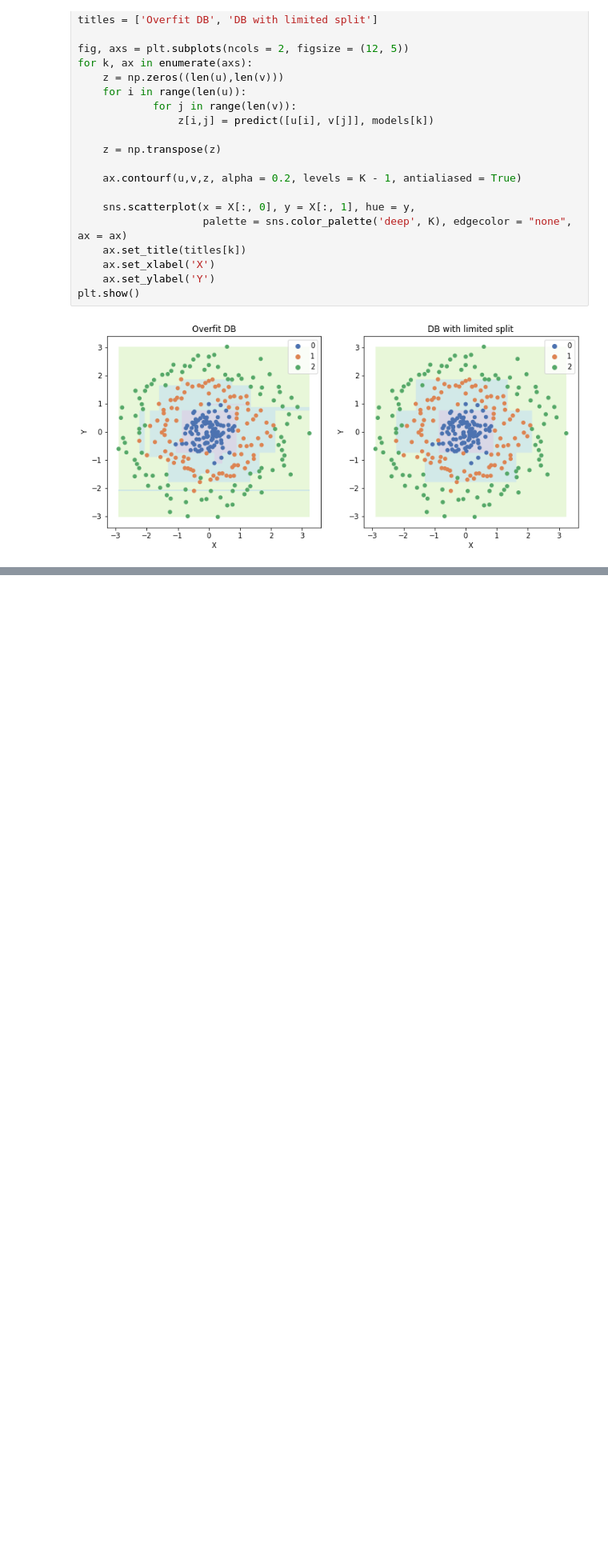
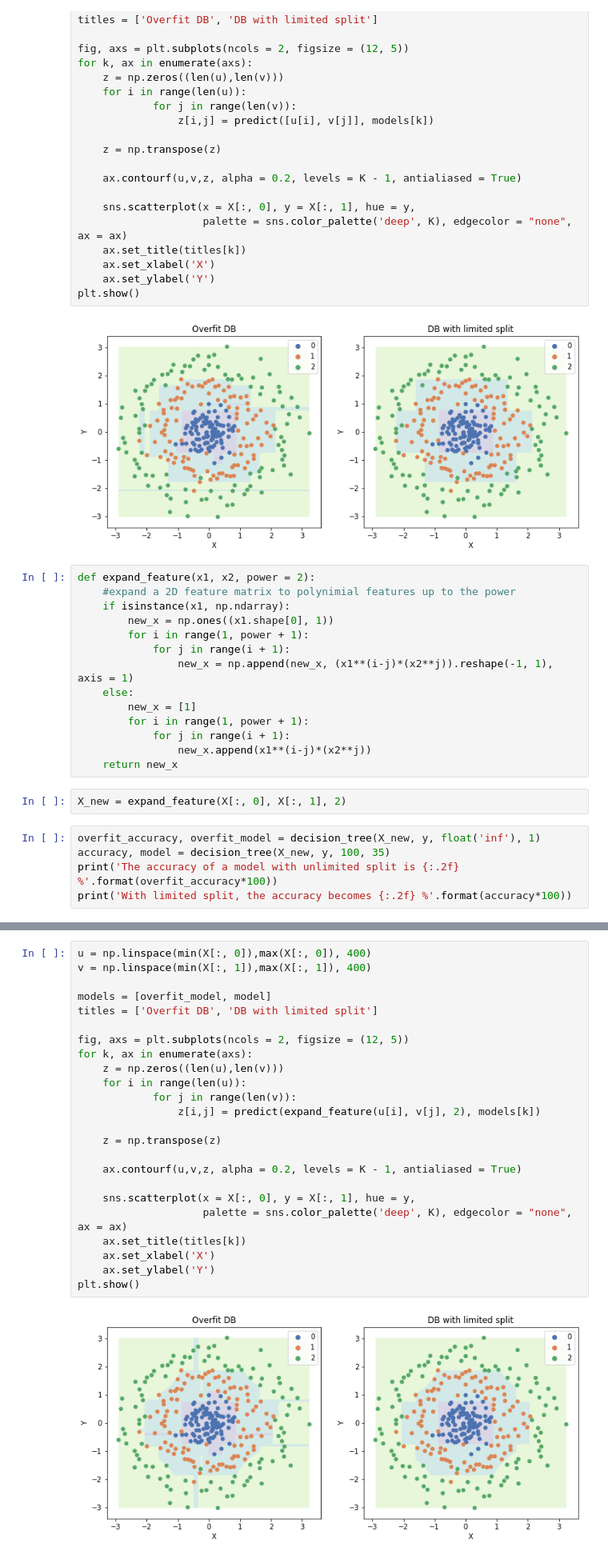
Before and after one commit to szjunma/ML-Algorithm-with-Python, a Jupyter notebook: decision_tree/decision_tree.ipynb, the cells around one changed output, grey strips where cells are left out. Shown: that part at 80% size. Saved outputs shown, nothing was run; the diff lists cells and outputs as text; blank space fills up the shorter version.

```diff
--- a/decision_tree/decision_tree.ipynb
+++ b/decision_tree/decision_tree.ipynb
@@ -186,3 +186,24 @@ for k, ax in enumerate(axs):
 plt.show()
 # %% [output]
 [figure]
+# %%
+def expand_feature(x1, x2, power = 2):
+    #expand a 2D feature matrix to polynimial features up to the power
+    if isinstance(x1, np.ndarray):
+        new_x = np.ones((x1.shape[0], 1))
+        for i in range(1, power + 1):
+            for j in range(i + 1):
+                new_x = np.append(new_x, (x1**(i-j)*(x2**j)).reshape(-1, 1), axis = 1)
+    else:
+        new_x = [1]
+        for i in range(1, power + 1):
+            for j in range(i + 1):
+                new_x.append(x1**(i-j)*(x2**j))
+    return new_x
+# %%
+X_new = expand_feature(X[:, 0], X[:, 1], 2)
+# %%
+overfit_accuracy, overfit_model = decision_tree(X_new, y, float('inf'), 1)
+accuracy, model = decision_tree(X_new, y, 100, 35)
+print('The accuracy of a model with unlimited split is {:.2f} %'.format(overfit_accuracy*100))
+print('With limited split, the accuracy becomes {:.2f} %'.format(accuracy*100))
@@ -188,0 +213,26 @@ plt.show()
+# %%
+u = np.linspace(min(X[:, 0]),max(X[:, 0]), 400)
+v = np.linspace(min(X[:, 1]),max(X[:, 1]), 400)
+
+models = [overfit_model, model]
+titles = ['Overfit DB', 'DB with limited split']
+
+fig, axs = plt.subplots(ncols = 2, figsize = (12, 5))
+for k, ax in enumerate(axs):
+    z = np.zeros((len(u),len(v)))
+    for i in range(len(u)):
+            for j in range(len(v)):
+                z[i,j] = predict(expand_feature(u[i], v[j], 2), models[k])
+
+    z = np.transpose(z)
+
+    ax.contourf(u,v,z, alpha = 0.2, levels = K - 1, antialiased = True)
+
+    sns.scatterplot(x = X[:, 0], y = X[:, 1], hue = y,
+                    palette = sns.color_palette('deep', K), edgecolor = "none", ax = ax)
+    ax.set_title(titles[k])
+    ax.set_xlabel('X')
+    ax.set_ylabel('Y')
+plt.show()
+# %% [output]
+[figure, added]
```
Also changed, not shown: parts of 1 cell of this notebook.
